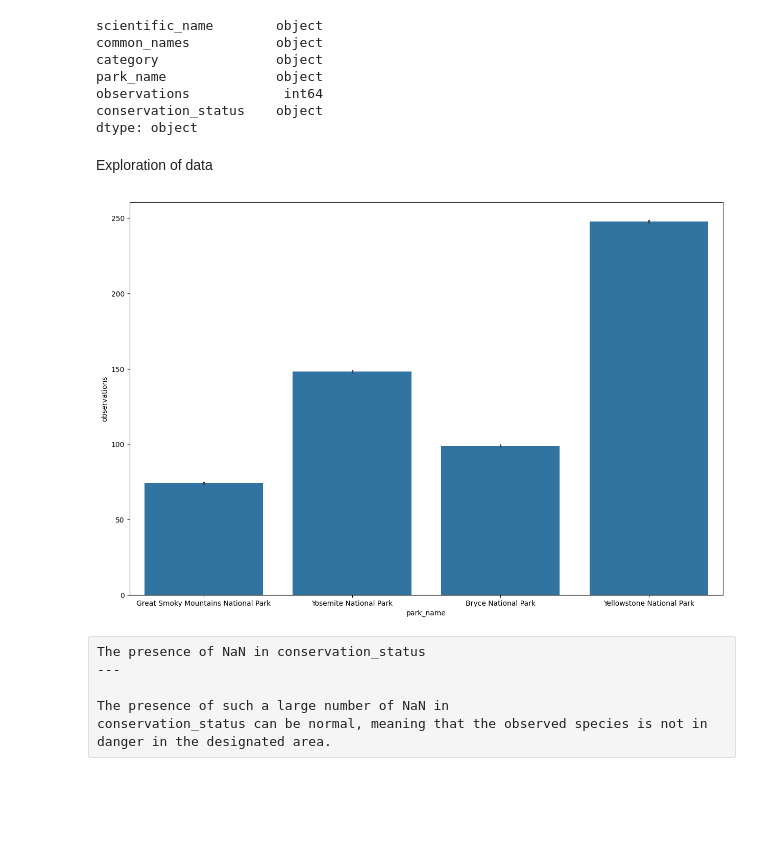
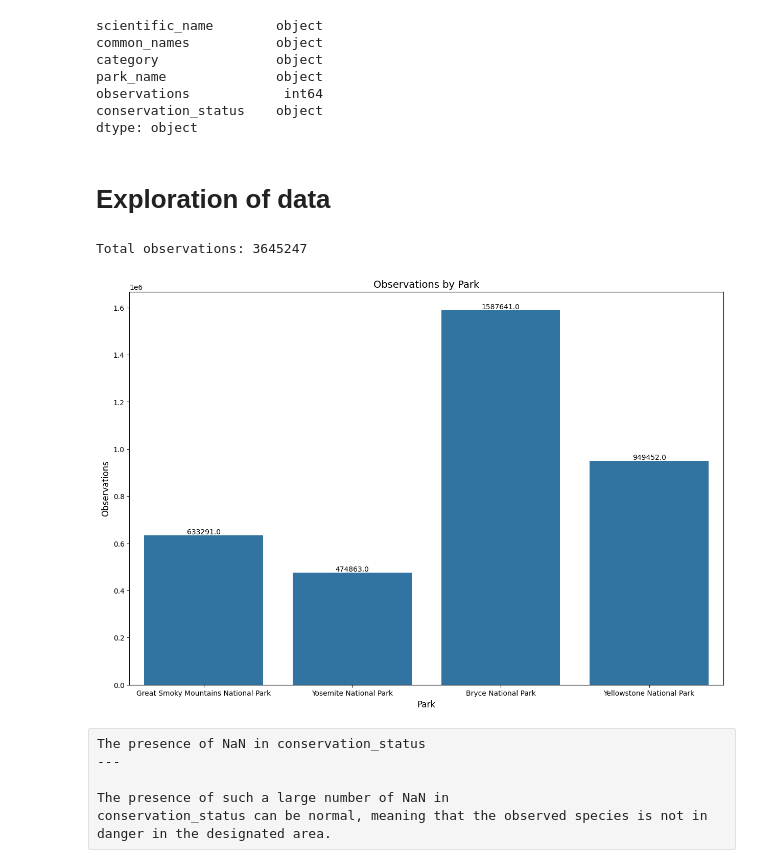
Before and after one commit to GitOlivier10/biodiversity-starter, a Jupyter notebook: biodiversity.ipynb, the cells around one changed output. Cells and saved outputs as stored; diff of their text form; code cells hidden in the pictures; blank space fills up the shorter version.

```diff
--- a/biodiversity.ipynb
+++ b/biodiversity.ipynb
@@ -138,17 +138,28 @@ observations            int64
 conservation_status    object
 dtype: object
 # %% [markdown]
-Exploration of data
+# **Exploration of data**
 # %%
 y = df_merged['observations'].groupby(df_merged['park_name']).sum()
 x = df_merged['park_name'].unique()
 
+total_obs = df_merged['observations'].sum()
+print(f"Total observations: {total_obs}")
+
 plt.figure(figsize=(15, 10))
-sns.barplot(data = df_merged, x = 'park_name', y = 'observations')
+ax = sns.barplot( x=x , y=y)
+for p in ax.patches:
+    ax.annotate(f'{p.get_height()}',
+                (p.get_x() + p.get_width() / 2, p.get_height()),
+                ha='center', va='bottom', fontsize=10, color='black')
+plt.title("Observations by Park", fontsize=14)
+plt.xlabel("Park", fontsize=12)
+plt.ylabel("Observations", fontsize=12)
 plt.xticks(rotation=0)
 plt.show()
 # %% [output]
+Total observations: 3645247
-[figure, old version]
+[figure, new version]
 # %% [raw]
 The presence of NaN in conservation_status
 ---
```
Also changed, not shown: parts of 15 cells of this notebook.
